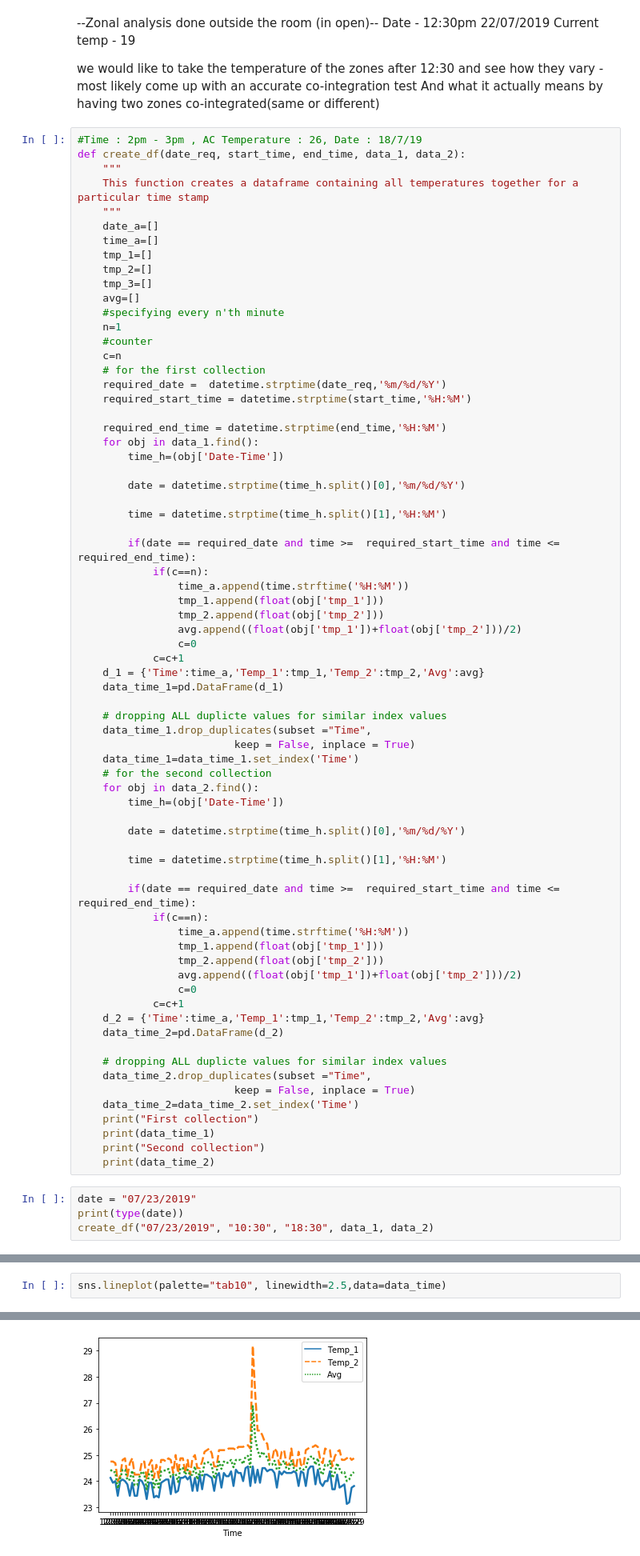
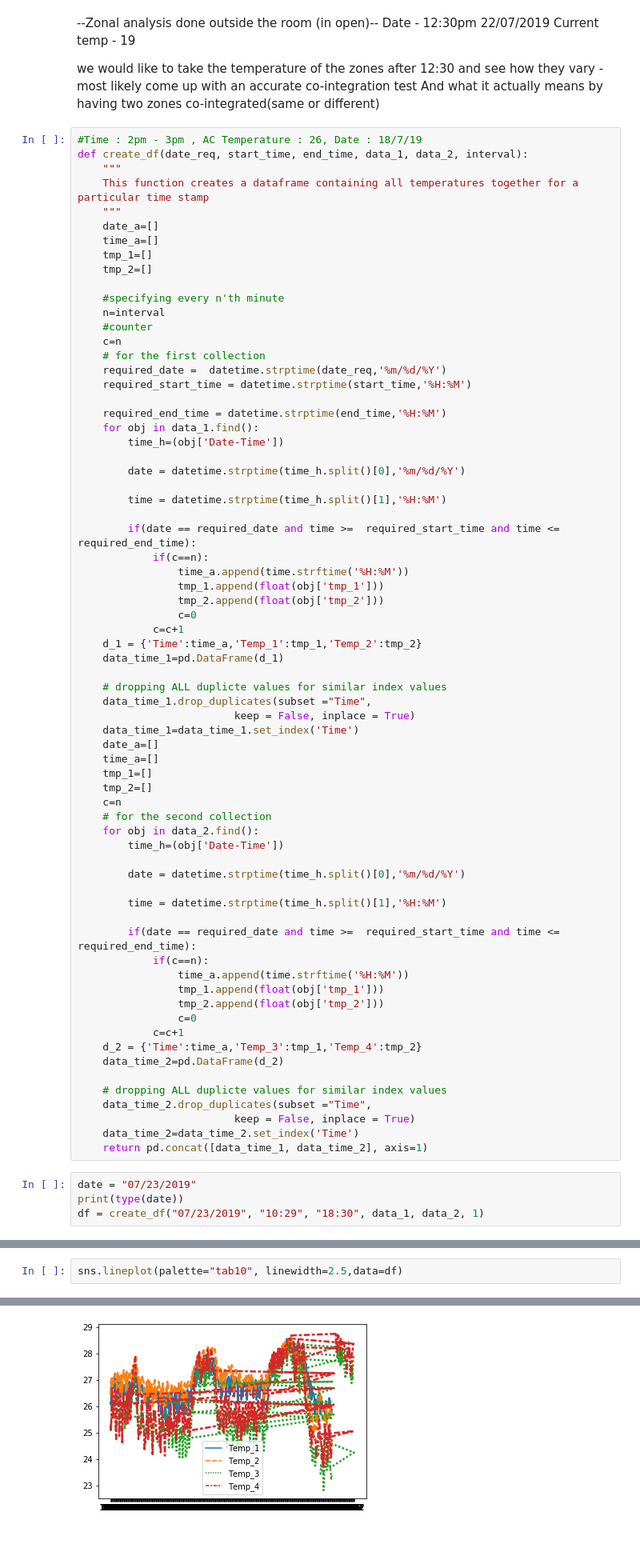
Before and after one commit to shreshthasarkar/Room_Temp, a Jupyter notebook: Zone_Analysis_V1-BP.ipynb, the cells around one changed output, grey strips where cells are left out. Shown at 80% size. Cells and saved outputs as stored; diff of their text form.

```diff
--- a/Zone_Analysis_V1-BP.ipynb
+++ b/Zone_Analysis_V1-BP.ipynb
@@ -38,7 +38,7 @@ we would like to take the temperature of the zones after 12:30 and see how they
 And what it actually means by having two zones co-integrated(same or different)
 # %%
 #Time : 2pm - 3pm , AC Temperature : 26, Date : 18/7/19
-def create_df(date_req, start_time, end_time, data_1, data_2):
+def create_df(date_req, start_time, end_time, data_1, data_2, interval):
     """
     This function creates a dataframe containing all temperatures together for a particular time stamp
     """
@@ -46,10 +46,9 @@ def create_df(date_req, start_time, end_time, data_1, data_2):
     time_a=[]
     tmp_1=[]
     tmp_2=[]
-    tmp_3=[]
-    avg=[]
+
     #specifying every n'th minute
-    n=1
+    n=interval
     #counter
     c=n
     # for the first collection
@@ -69,16 +68,20 @@ def create_df(date_req, start_time, end_time, data_1, data_2):
                 time_a.append(time.strftime('%H:%M'))
                 tmp_1.append(float(obj['tmp_1']))
                 tmp_2.append(float(obj['tmp_2']))
-                avg.append((float(obj['tmp_1'])+float(obj['tmp_2']))/2)
                 c=0
             c=c+1
-    d_1 = {'Time':time_a,'Temp_1':tmp_1,'Temp_2':tmp_2,'Avg':avg}
+    d_1 = {'Time':time_a,'Temp_1':tmp_1,'Temp_2':tmp_2}
     data_time_1=pd.DataFrame(d_1)
 
     # dropping ALL duplicte values for similar index values
     data_time_1.drop_duplicates(subset ="Time",
                          keep = False, inplace = True)
     data_time_1=data_time_1.set_index('Time')
+    date_a=[]
+    time_a=[]
+    tmp_1=[]
+    tmp_2=[]
+    c=n
     # for the second collection
     for obj in data_2.find():
         time_h=(obj['Date-Time'])
@@ -92,23 +95,19 @@ def create_df(date_req, start_time, end_time, data_1, data_2):
                 time_a.append(time.strftime('%H:%M'))
                 tmp_1.append(float(obj['tmp_1']))
                 tmp_2.append(float(obj['tmp_2']))
-                avg.append((float(obj['tmp_1'])+float(obj['tmp_2']))/2)
                 c=0
             c=c+1
-    d_2 = {'Time':time_a,'Temp_1':tmp_1,'Temp_2':tmp_2,'Avg':avg}
+    d_2 = {'Time':time_a,'Temp_3':tmp_1,'Temp_4':tmp_2}
     data_time_2=pd.DataFrame(d_2)
 
     # dropping ALL duplicte values for similar index values
     data_time_2.drop_duplicates(subset ="Time",
                          keep = False, inplace = True)
     data_time_2=data_time_2.set_index('Time')
-    print("First collection")
-    print(data_time_1)
-    print("Second collection")
-    print(data_time_2)
+    return pd.concat([data_time_1, data_time_2], axis=1)
 # %%
 date = "07/23/2019"
 print(type(date))
-create_df("07/23/2019", "10:30", "18:30", data_1, data_2)
+df = create_df("07/23/2019", "10:29", "18:30", data_1, data_2, 1)
 # %% [output]
 <class 'str'>
@@ -131,6 +171,6 @@ Time
 # %%
-sns.lineplot(palette="tab10", linewidth=2.5,data=data_time)
+sns.lineplot(palette="tab10", linewidth=2.5,data=df)
 # %% [output]
 <matplotlib.axes._subplots.AxesSubplot at 0x...>
-[figure, old version]
+[figure, new version]
 # %%
```
Also changed, not shown: parts of 5 cells of this notebook.
